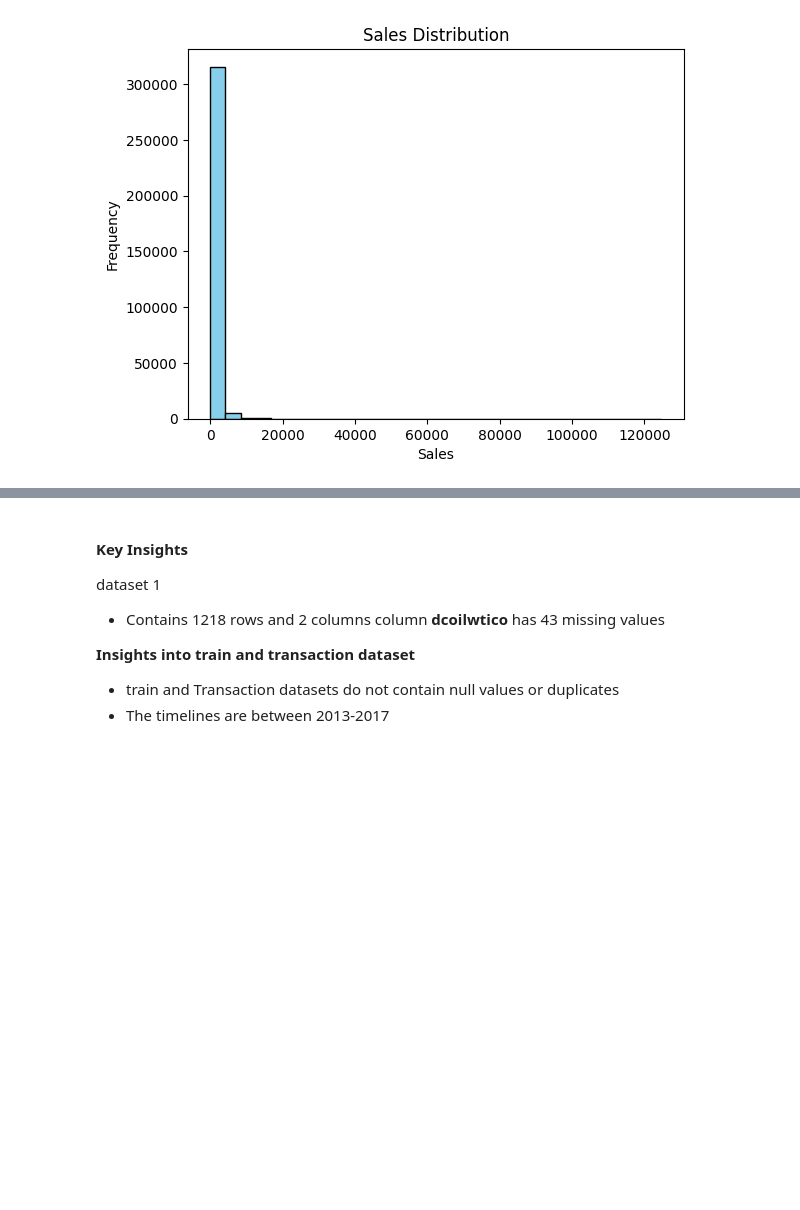
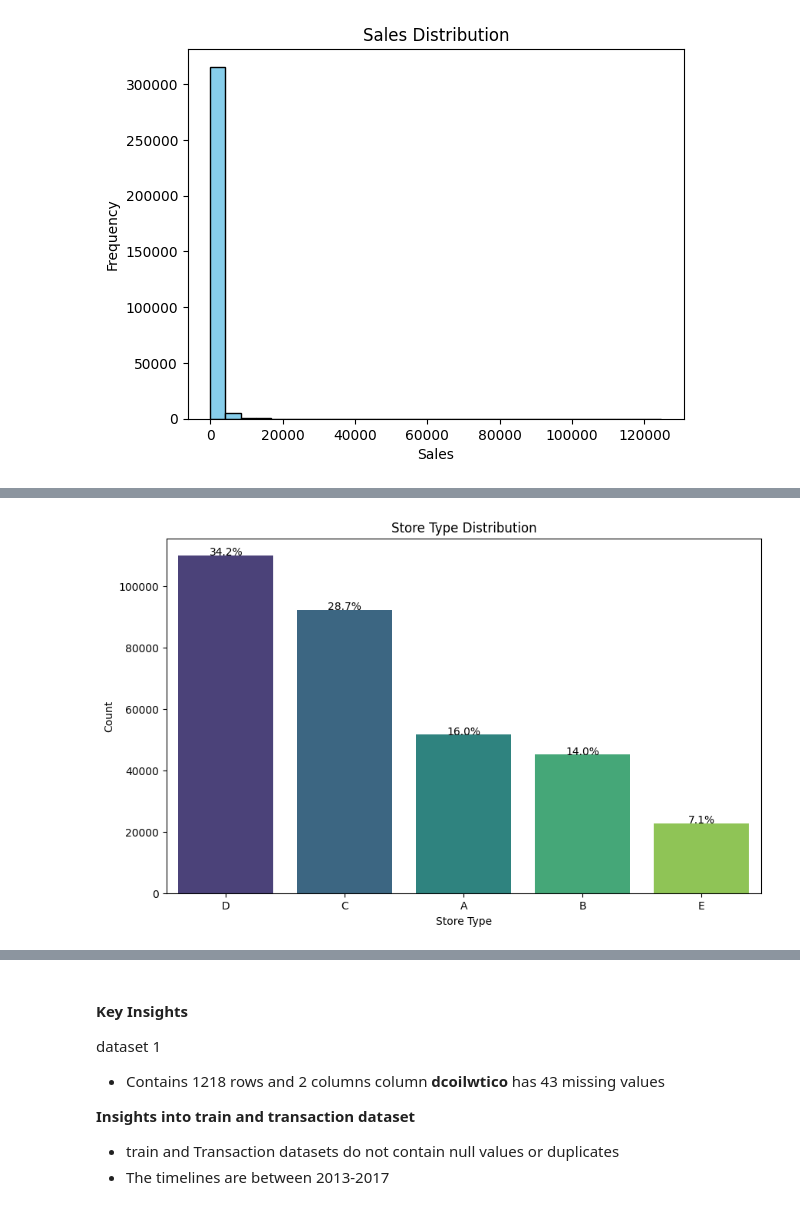
Before and after one commit to JusticeHanson/Sales-Forecasting-Times-Series-Analysis, a Jupyter notebook: notebook/main.ipynb, the cells around one changed output, grey strips where cells are left out. Cells and saved outputs as stored; diff of their text form; code cells hidden in the pictures; blank space fills up the shorter version.

```diff
--- a/notebook/main.ipynb
+++ b/notebook/main.ipynb
@@ -757,3 +769,11 @@ min           0.000000
 max      124717.000000
 Name: sales, dtype: float64
 [figure]
+# %%
+# Calculate frequency and percentage
+store_type_counts = mt4['store_type'].value_counts()
+store_type_percent = store_type_counts / store_type_counts.sum() * 100
+
+# Create a DataFrame for plotting
+store_type_df = pd.DataFrame({'Count': store_type_counts, 'Percentage': store_type_percent})
+store_type_df
@@ -759,0 +788,18 @@ Name: sales, dtype: float64
+# %%
+# Plotting
+plt.figure(figsize=(10, 6))
+ax = sns.barplot(x=store_type_df.index, y=store_type_df['Count'], palette='viridis')
+
+# Annotate with percentages
+for p in ax.patches:
+    height = p.get_height()
+    ax.text(p.get_x() + p.get_width() / 2., height + 3,
+            '{:1.1f}%'.format(height / store_type_counts.sum() * 100),
+            ha="center")
+
+plt.title('Store Type Distribution')
+plt.xlabel('Store Type')
+plt.ylabel('Count')
+plt.show()
+# %% [output]
+[figure, added]
```
Also changed, not shown: parts of 26 cells of this notebook.
